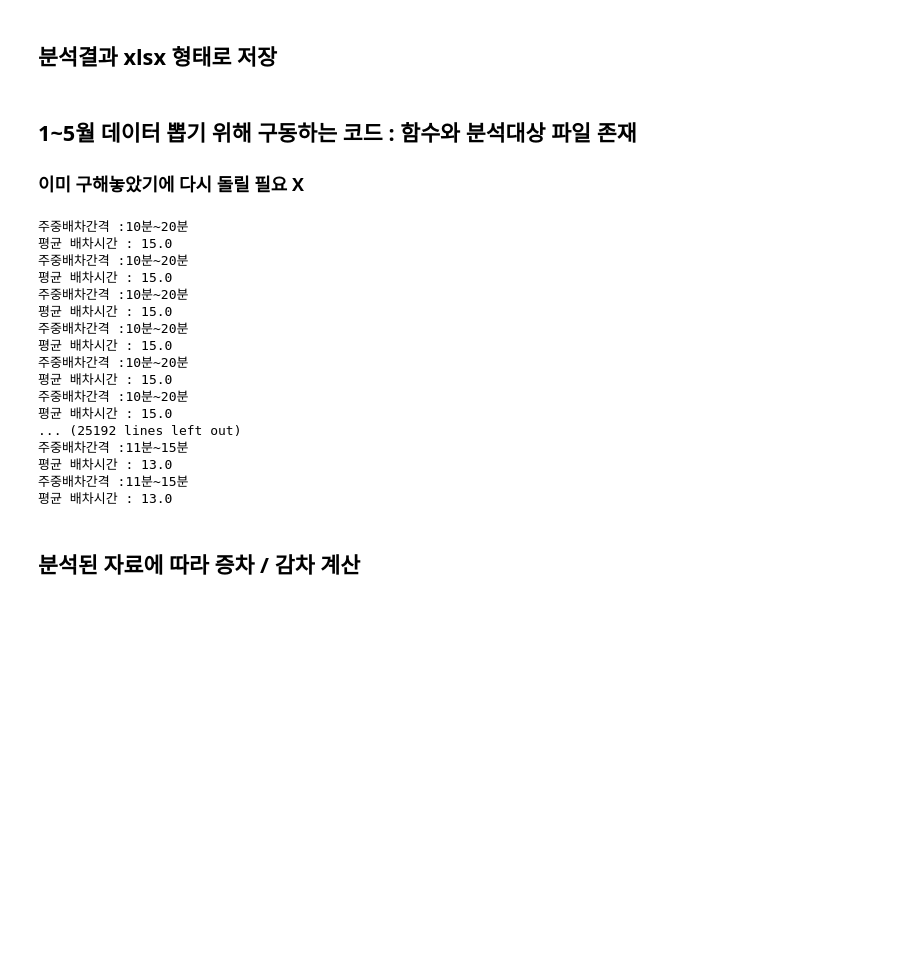
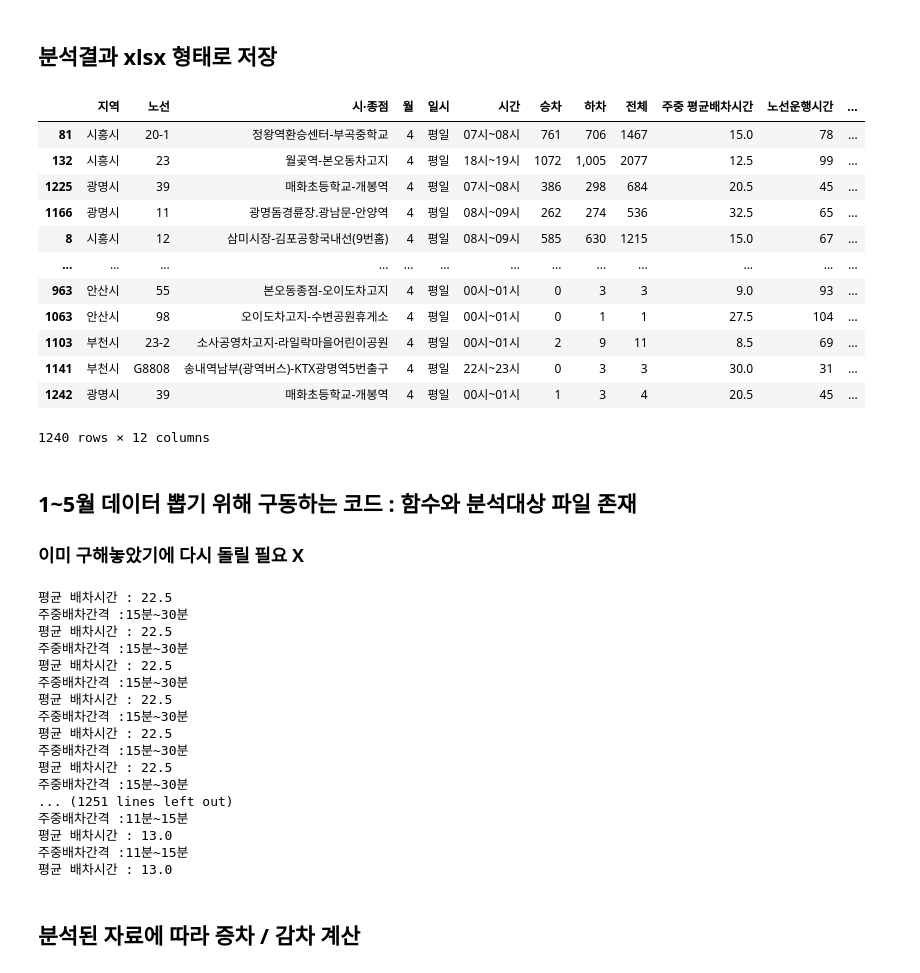
Before and after one commit to mugju/Big_data_Siheung_project, a Jupyter notebook: 시흥시경유 버스노선 포화도분석.ipynb, the cells around one changed output. Cells and saved outputs as stored; diff of their text form; code cells hidden in the pictures; blank space fills up the shorter version.

```diff
--- a/시흥시경유 버스노선 포화도분석.ipynb
+++ b/시흥시경유 버스노선 포화도분석.ipynb
@@ -235,3 +245,19 @@ df3.to_excel('포화도 계산 21년 4월.xlsx')
+# %%
+df3
+# %% [output]
+|  | 지역 | 노선 | 시·종점 | 월 | 일시 | 시간 | 승차 | 하차 | 전체 | 주중 평균배차시간 | 노선운행시간 | ... |
+| 81 | 시흥시 | 20-1 | 정왕역환승센터-부곡중학교 | 4 | 평일 | 07시~08시 | 761 | 706 | 1467 | 15.0 | 78 | ... |
+| 132 | 시흥시 | 23 | 월곶역-본오동차고지 | 4 | 평일 | 18시~19시 | 1072 | 1,005 | 2077 | 12.5 | 99 | ... |
+| 1225 | 광명시 | 39 | 매화초등학교-개봉역 | 4 | 평일 | 07시~08시 | 386 | 298 | 684 | 20.5 | 45 | ... |
+| 1166 | 광명시 | 11 | 광명돔경륜장.광남문-안양역 | 4 | 평일 | 08시~09시 | 262 | 274 | 536 | 32.5 | 65 | ... |
+| 8 | 시흥시 | 12 | 삼미시장-김포공항국내선(9번홈) | 4 | 평일 | 08시~09시 | 585 | 630 | 1215 | 15.0 | 67 | ... |
+| ... | ... | ... | ... | ... | ... | ... | ... | ... | ... | ... | ... | ... |
+| 963 | 안산시 | 55 | 본오동종점-오이도차고지 | 4 | 평일 | 00시~01시 | 0 | 3 | 3 | 9.0 | 93 | ... |
+| 1063 | 안산시 | 98 | 오이도차고지-수변공원휴게소 | 4 | 평일 | 00시~01시 | 0 | 1 | 1 | 27.5 | 104 | ... |
+| 1103 | 부천시 | 23-2 | 소사공영차고지-라일락마을어린이공원 | 4 | 평일 | 00시~01시 | 2 | 9 | 11 | 8.5 | 69 | ... |
+| 1141 | 부천시 | G8808 | 송내역남부(광역버스)-KTX광명역5번출구 | 4 | 평일 | 22시~23시 | 0 | 3 | 3 | 30.0 | 31 | ... |
+| 1242 | 광명시 | 39 | 매화초등학교-개봉역 | 4 | 평일 | 00시~01시 | 1 | 3 | 4 | 20.5 | 45 | ... |
+1240 rows × 12 columns
 # %% [markdown]
 ## 1~5월 데이터 뽑기 위해 구동하는 코드 : 함수와 분석대상 파일 존재
 
@@ -309,32 +338,32 @@ def files_processing(df33 , string):
 # %%
 df = pd.read_excel('버스/시흥시 경유노선 21년 1월.xlsx')
-files_processing(df , '시흥시 경유노선 21년 1월 포화도 산출파일')
+files_processing(df , '포화도결과파일/시흥시 경유노선 21년 1월 포화도 산출파일')
 
 df = pd.read_excel('버스/시흥시 경유노선 21년 2월.xlsx')
-files_processing(df , '시흥시 경유노선 21년 2월 포화도 산출파일')
+files_processing(df , '포화도결과파일/시흥시 경유노선 21년 2월 포화도 산출파일')
 
 df = pd.read_excel('버스/시흥시 경유노선 21년 3월.xlsx')
-files_processing(df , '시흥시 경유노선 21년 3월 포화도 산출파일')
+files_processing(df , '포화도결과파일/시흥시 경유노선 21년 3월 포화도 산출파일')
 
 df = pd.read_excel('버스/시흥시 경유노선 21년 4월.xlsx')
-files_processing(df , '시흥시 경유노선 21년 4월 포화도 산출파일')
+files_processing(df , '포화도결과파일/시흥시 경유노선 21년 4월 포화도 산출파일')
 
 df = pd.read_excel('버스/시흥시 경유노선 21년 5월.xlsx')
-files_processing(df , '시흥시 경유노선 21년 5월 포화도 산출파일')
+files_processing(df , '포화도결과파일/시흥시 경유노선 21년 5월 포화도 산출파일')
 # %% [output]
-주중배차간격 :10분~20분
-평균 배차시간 : 15.0
-주중배차간격 :10분~20분
-평균 배차시간 : 15.0
-주중배차간격 :10분~20분
-평균 배차시간 : 15.0
-주중배차간격 :10분~20분
-평균 배차시간 : 15.0
-주중배차간격 :10분~20분
-평균 배차시간 : 15.0
-주중배차간격 :10분~20분
-평균 배차시간 : 15.0
-... (25192 lines left out)
+평균 배차시간 : 22.5
+주중배차간격 :15분~30분
+평균 배차시간 : 22.5
+주중배차간격 :15분~30분
+평균 배차시간 : 22.5
+주중배차간격 :15분~30분
+평균 배차시간 : 22.5
+주중배차간격 :15분~30분
+평균 배차시간 : 22.5
+주중배차간격 :15분~30분
+평균 배차시간 : 22.5
+주중배차간격 :15분~30분
+... (1251 lines left out)
 주중배차간격 :11분~15분
 평균 배차시간 : 13.0
 주중배차간격 :11분~15분
```
Also changed, not shown: parts of 14 cells of this notebook, 38 other files.
